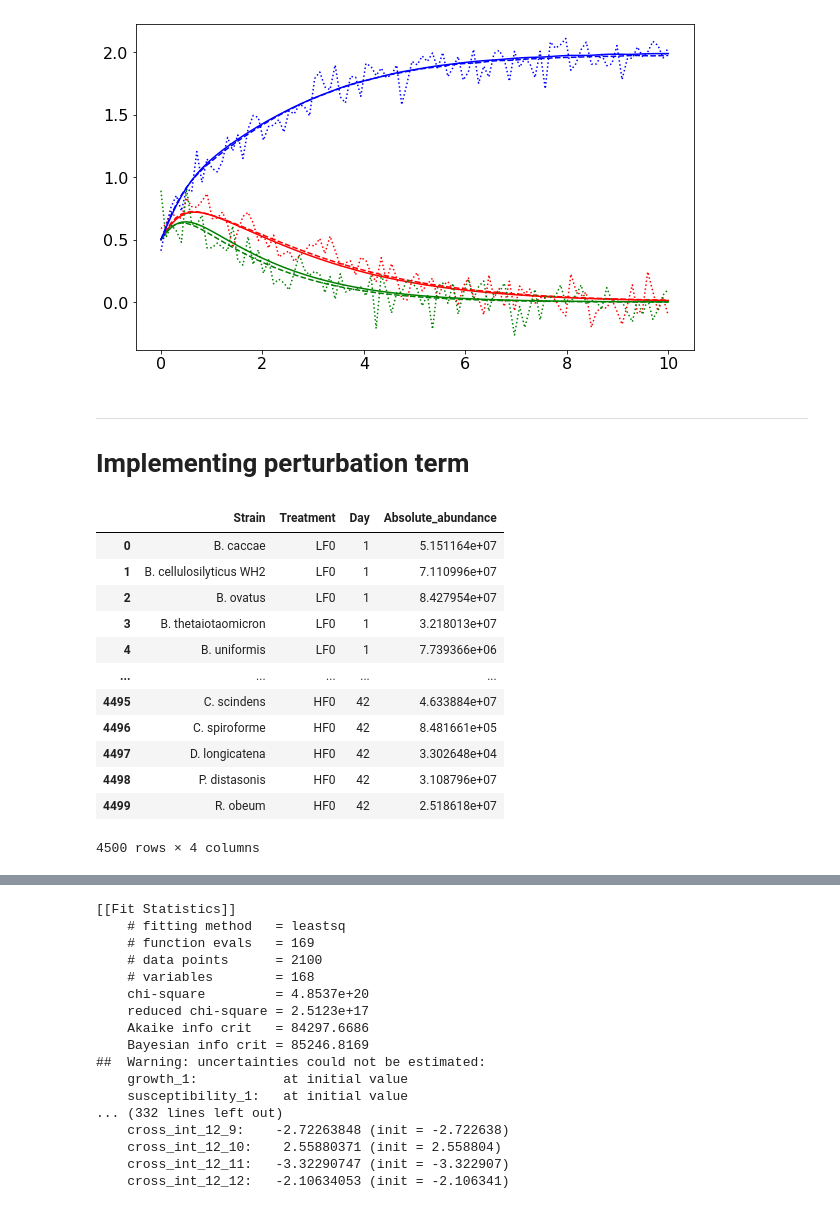
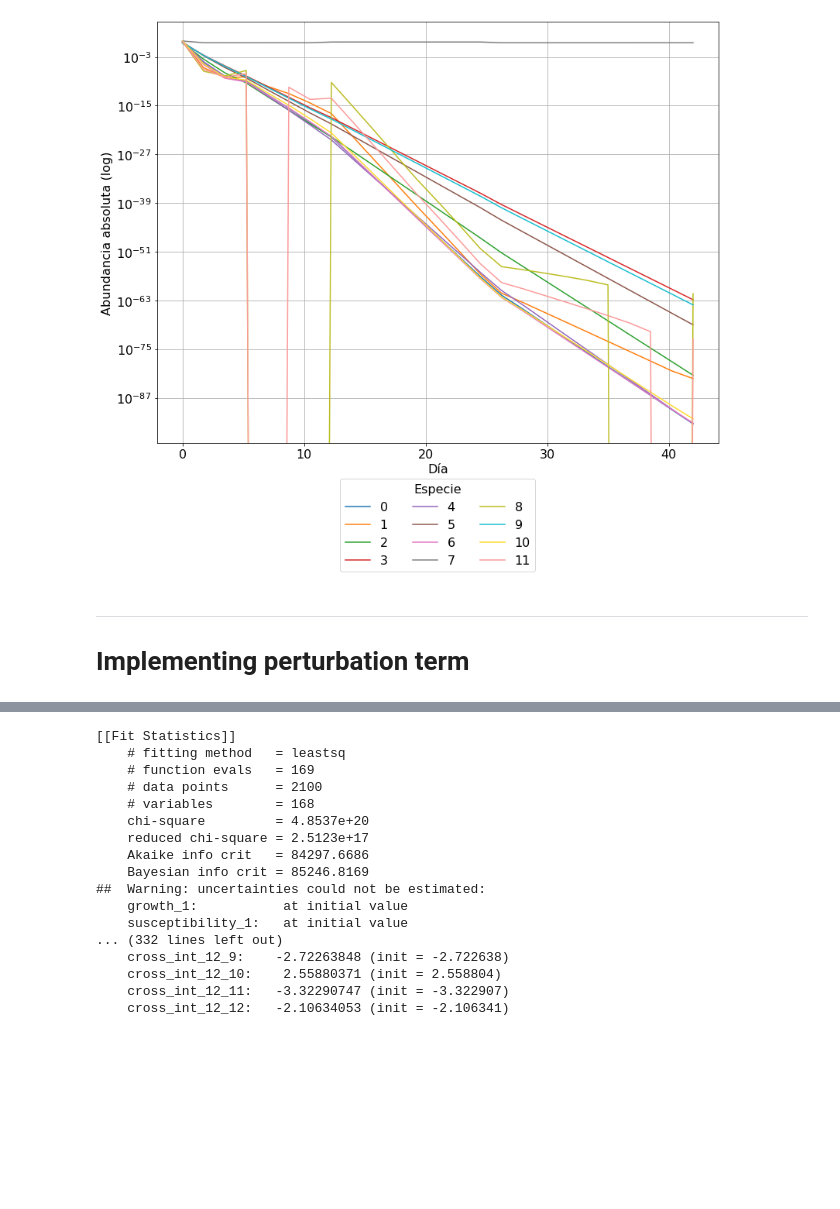
Before and after one commit to alejandrocs98/masters-thesis, a Jupyter notebook: gLV.ipynb, the cells around one changed output, grey strips where cells are left out. Cells and saved outputs as stored; diff of their text form; code cells hidden in the pictures; blank space fills up the shorter version.

Commit message:
attempt to generate data

```diff
--- a/gLV.ipynb
+++ b/gLV.ipynb
@@ -114,32 +138,20 @@ report_fit(result)
 # %%
 final = test_data + result.residual.reshape(test_data.shape)
-# %%
-col = ['r', 'g', 'b']
-plt.figure(figsize=(10, 6))
-for i in range(len(col)):
-    plt.plot(sol.t, sol.y[i], color=col[i])
-    plt.plot(test_t, test_data[i], color=col[i], linestyle=':')
-    plt.plot(test_t, final[i], color=col[i], linestyle='--')
-plt.show()
-# %% [output]
-[figure, removed]
+# %%
+plt.figure(figsize=(13, 10))
+for i in range(len(strain)):
+    plt.plot(sol.t, sol.y[i], color=cols[i], label=strain[i])
+    # plt.plot(sol.t, test_data[i], color=cols[i])
+    # plt.plot(sol.t, final[i], linestyle='--', color=cols[i])
+plt.yscale('log')
+plt.xlabel('Día')
+plt.ylabel('Abundancia absoluta (log)')
+plt.legend(loc='lower center', bbox_to_anchor=(0.5, -0.32),
+          ncol=3, fancybox=True, shadow=False, title='Especie')
+plt.grid()
+plt.show()
+# %% [output]
+[figure, added]
 # %% [markdown]
 ***
 # Implementing perturbation term
-# %%
-dat = pd.read_pickle('COPROseq_absolute_abundance.pkl')
-dat
-# %% [output]
-|  | Strain | Treatment | Day | Absolute_abundance |
-| 0 | B. caccae | LF0 | 1 | 5.151164e+07 |
-| 1 | B. cellulosilyticus WH2 | LF0 | 1 | 7.110996e+07 |
-| 2 | B. ovatus | LF0 | 1 | 8.427954e+07 |
-| 3 | B. thetaiotaomicron | LF0 | 1 | 3.218013e+07 |
-| 4 | B. uniformis | LF0 | 1 | 7.739366e+06 |
-| ... | ... | ... | ... | ... |
-| 4495 | C. scindens | HF0 | 42 | 4.633884e+07 |
-| 4496 | C. spiroforme | HF0 | 42 | 8.481661e+05 |
-| 4497 | D. longicatena | HF0 | 42 | 3.302648e+04 |
-| 4498 | P. distasonis | HF0 | 42 | 3.108796e+07 |
-| 4499 | R. obeum | HF0 | 42 | 2.518618e+07 |
-4500 rows × 4 columns
```
Also changed, not shown: parts of 11 cells of this notebook.
